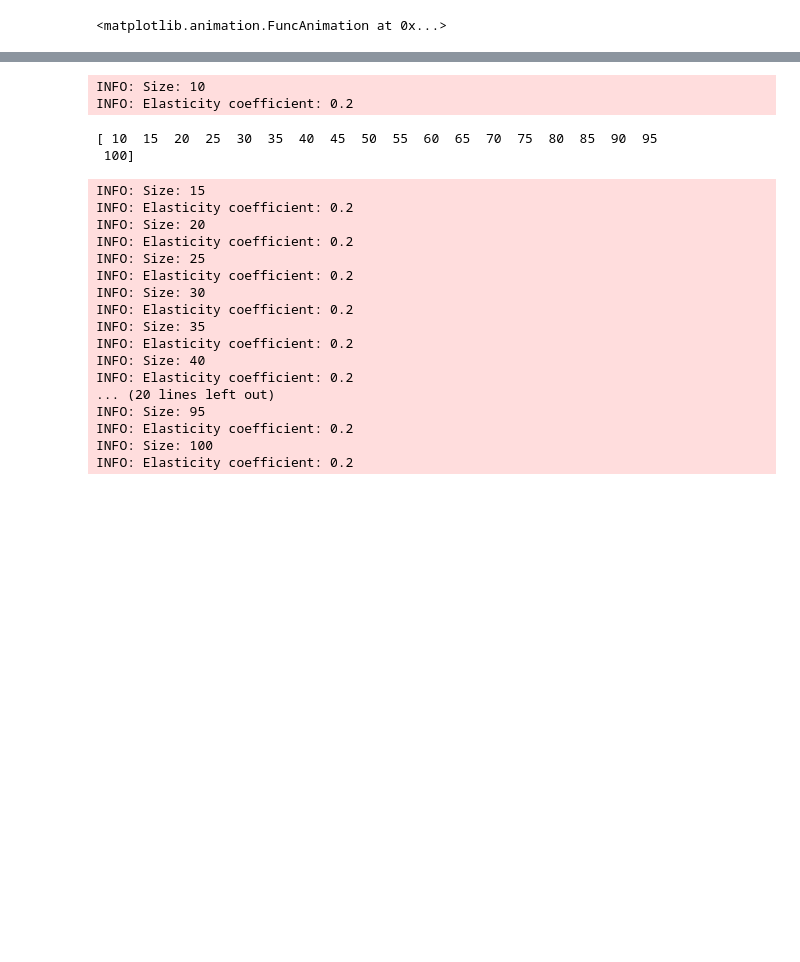
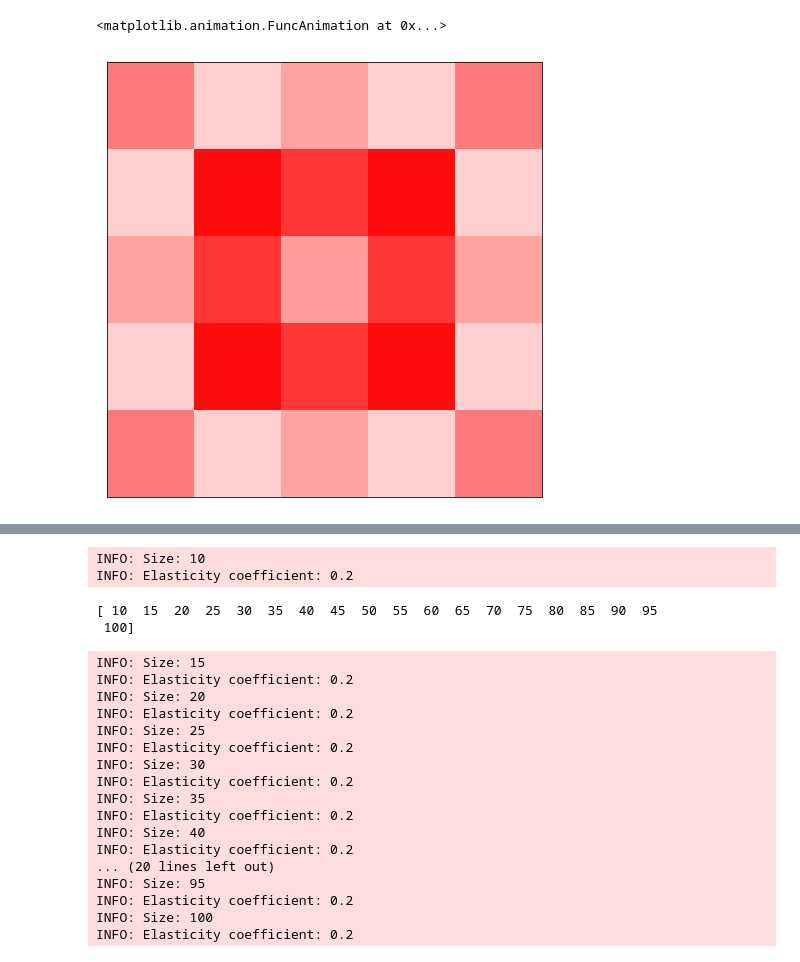
Before and after one commit to mpbrucker/ComplexityProject2, a Jupyter notebook: code/visualize_quake.ipynb, the cells around one changed output, grey strips where cells are left out. Drawn from its saved outputs; the diff is of its cells as text; code cells hidden in the pictures; blank space fills up the shorter version.

```diff
--- a/code/visualize_quake.ipynb
+++ b/code/visualize_quake.ipynb
@@ -16,6 +17,18 @@ INFO: Elasticity coefficient: 0.2
 anim
 # %% [output]
 <matplotlib.animation.FuncAnimation at 0x...>
+# %%
+viewer = EarthquakeViewer(steve)
+# %%
+import matplotlib
+# print(matplotlib.rcParams.keys())
+matplotlib.rcParams['figure.figsize'] = (8,8)
+for i in range(20):
+    viewer.draw()
+    steve.step()
+    plt.savefig('sim' + str(i+1) + '.png', format='png')
+# %% [output]
+[figure, added]
 # %%
 %matplotlib inline
 from plot_quake import *
```
Also changed, not shown: parts of 5 cells of this notebook.
